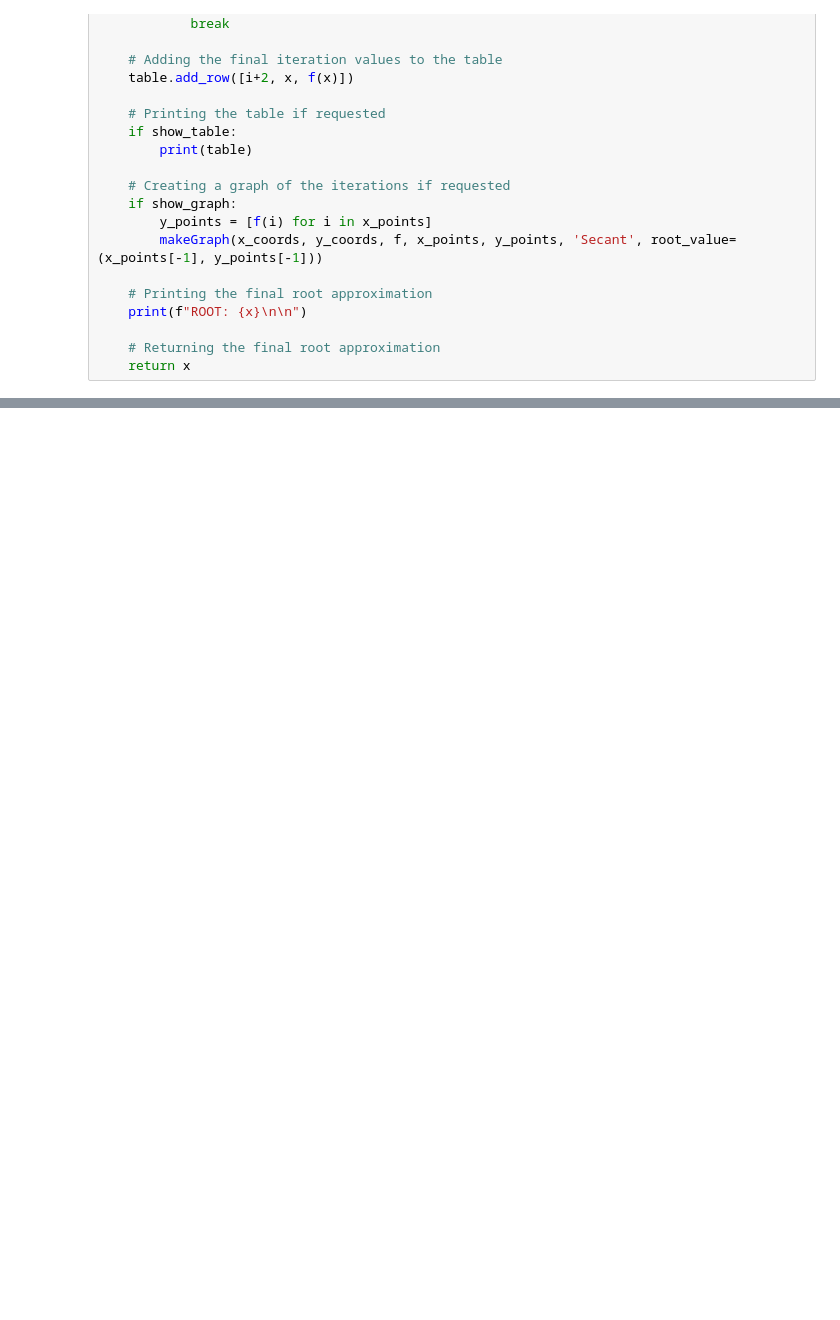
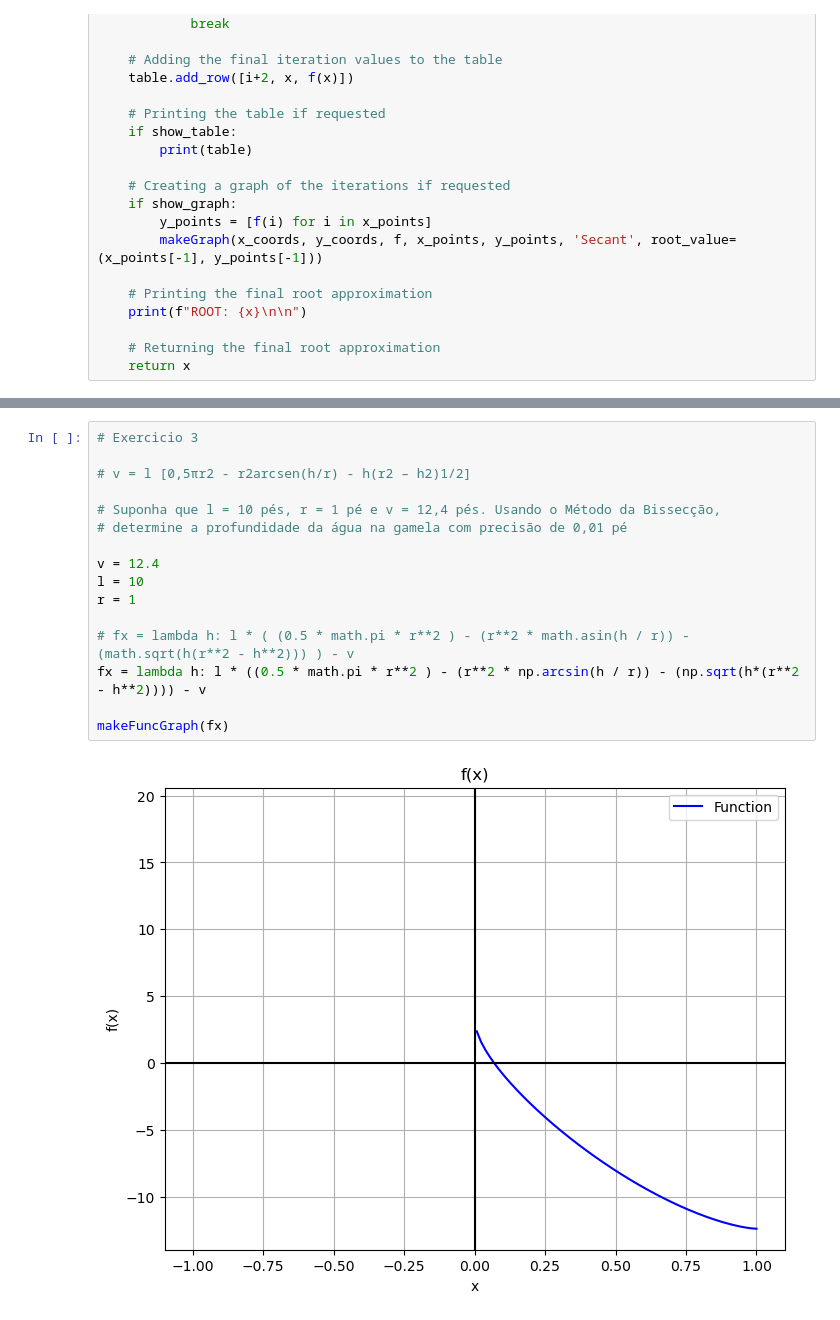
Before and after one commit to Thiago033/calculo-numerico, a Jupyter notebook: exercicio-1.ipynb, the cells around one changed output, grey strips where cells are left out. Cells and saved outputs as stored; diff of their text form; blank space fills up the shorter version.

```diff
--- a/exercicio-1.ipynb
+++ b/exercicio-1.ipynb
@@ -332,0 +314,18 @@ ROOT: -0.04065928831575886
+# %%
+# Exercicio 3
+
+# v = l [0,5πr2 - r2arcsen(h/r) - h(r2 – h2)1/2]
+
+# Suponha que l = 10 pés, r = 1 pé e v = 12,4 pés. Usando o Método da Bissecção,
+# determine a profundidade da água na gamela com precisão de 0,01 pé
+
+v = 12.4
+l = 10
+r = 1
+
+# fx = lambda h: l * ( (0.5 * math.pi * r**2 ) - (r**2 * math.asin(h / r)) - (math.sqrt(h(r**2 - h**2))) ) - v
+fx = lambda h: l * ((0.5 * math.pi * r**2 ) - (r**2 * np.arcsin(h / r)) - (np.sqrt(h*(r**2 - h**2)))) - v
+
+makeFuncGraph(fx)
+# %% [output]
+[figure, added]
```
Also changed, not shown: parts of 2 cells of this notebook.
